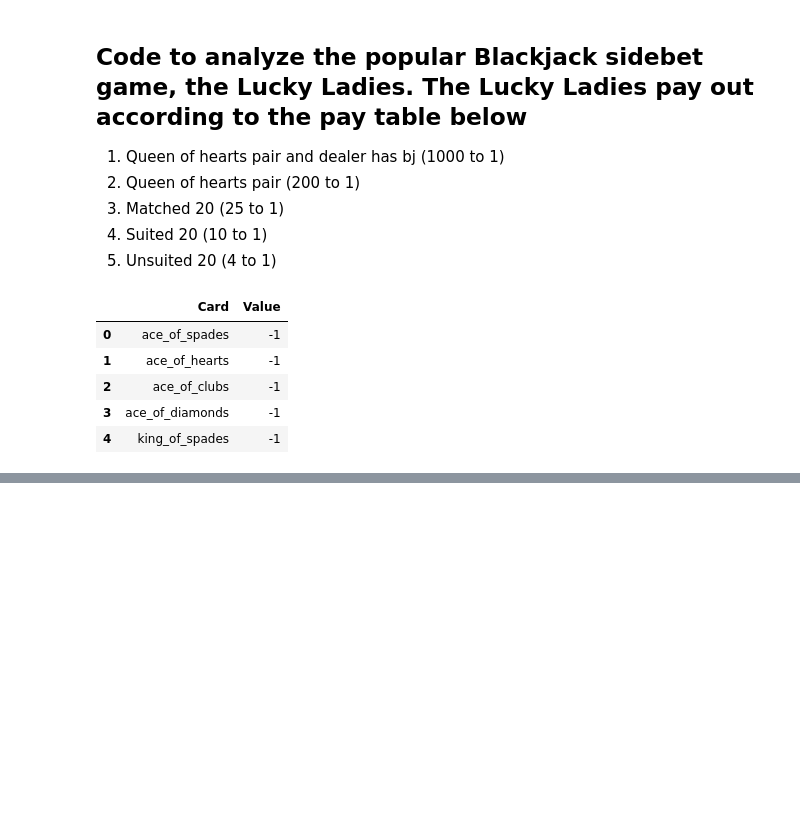
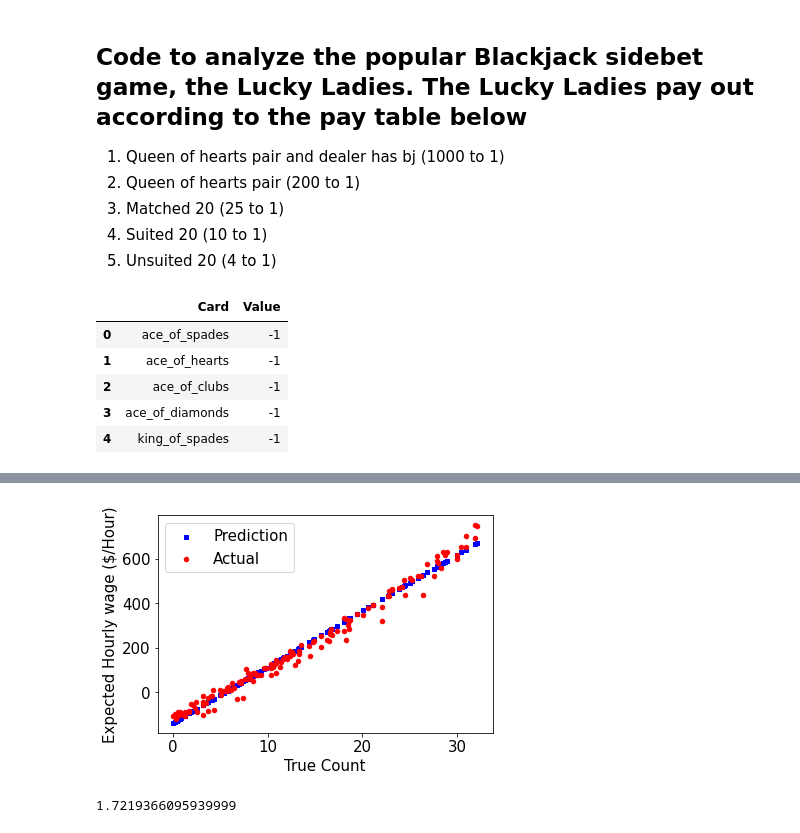
Before and after one commit to etsi123/DataScience_Blackjack_sb, a Jupyter notebook: src/Lucky_Ladies.ipynb, the cells around one changed output, grey strips where cells are left out. Cells and saved outputs as stored; diff of their text form; code cells hidden in the pictures; blank space fills up the shorter version.

```diff
--- a/src/Lucky_Ladies.ipynb
+++ b/src/Lucky_Ladies.ipynb
@@ -67,0 +147,32 @@ KeyboardInterrupt:
+# %%
+X = df[['true_count']]
+y = df[['avg (dollars/hour)']]
+
+X_train, X_test, y_train, y_test = train_test_split(X, y, test_size=0.20, random_state=42)
+
+reg = LinearRegression().fit(X_train, y_train)
+y_pred = reg.predict(X_test).tolist()
+
+fig = plt.figure()
+ax1 = fig.add_subplot(111)
+ax1.scatter(X_test.true_count, y_pred, s=20, c='b', marker="s", label='Prediction')
+ax1.scatter(X_test.true_count,y_test, s=20, c='r', marker="o", label='Actual')
+ax1.tick_params(axis='both', which='major', labelsize=15)
+plt.legend(loc='upper left',fontsize=15)
+plt.ylabel('Expected Hourly wage ($/Hour)',fontsize=15)
+plt.xlabel('True Count',fontsize=15)
+plt.show()
+# %% [output]
+[figure, added]
+# %%
+#Compute the expected hourly value, weighted by positive shoes.
+true_count_list = freq_df.true_count.tolist()
+true_count_list = np.array(true_count_list).reshape(-1, 1)
+model_results = reg.predict(true_count_list).tolist()
+res = pd.DataFrame({'true_count':freq_df.true_count.tolist(),'Predicted_hourly_rate':[item for sublist in model_results for item in sublist]})
+res = res.merge(freq_df,left_on='true_count',right_on='true_count',how='inner')
+res = res[res['Predicted_hourly_rate']>0]
+val = np.sum(np.multiply(res.Predicted_hourly_rate,res.Fraction_of_hour))
+val
+# %% [output]
+1.7219366095939999
```
Also changed, not shown: parts of 12 cells of this notebook, 5 other files.
